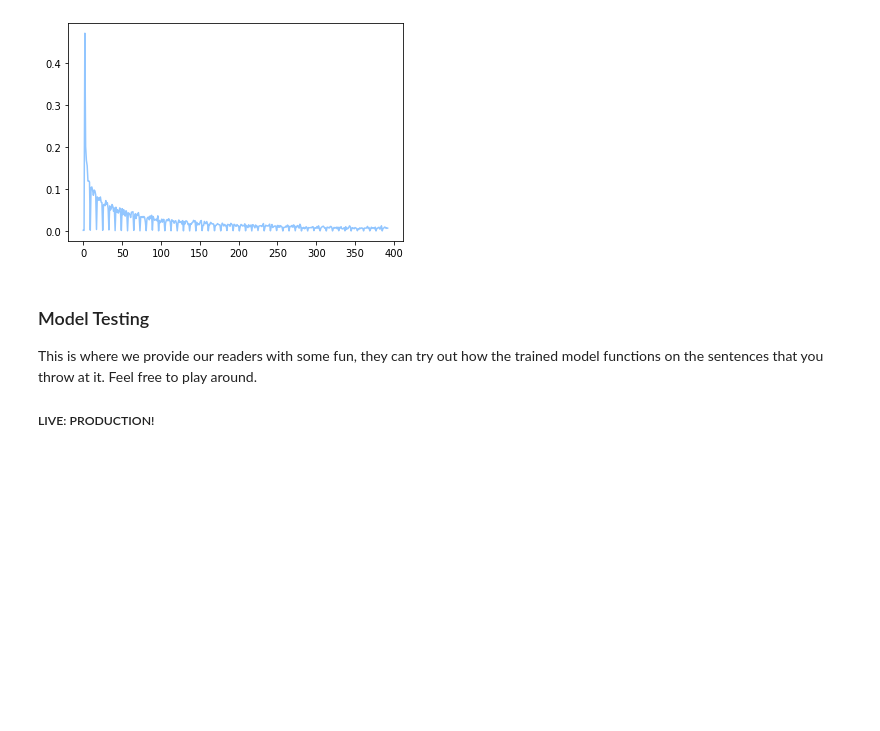
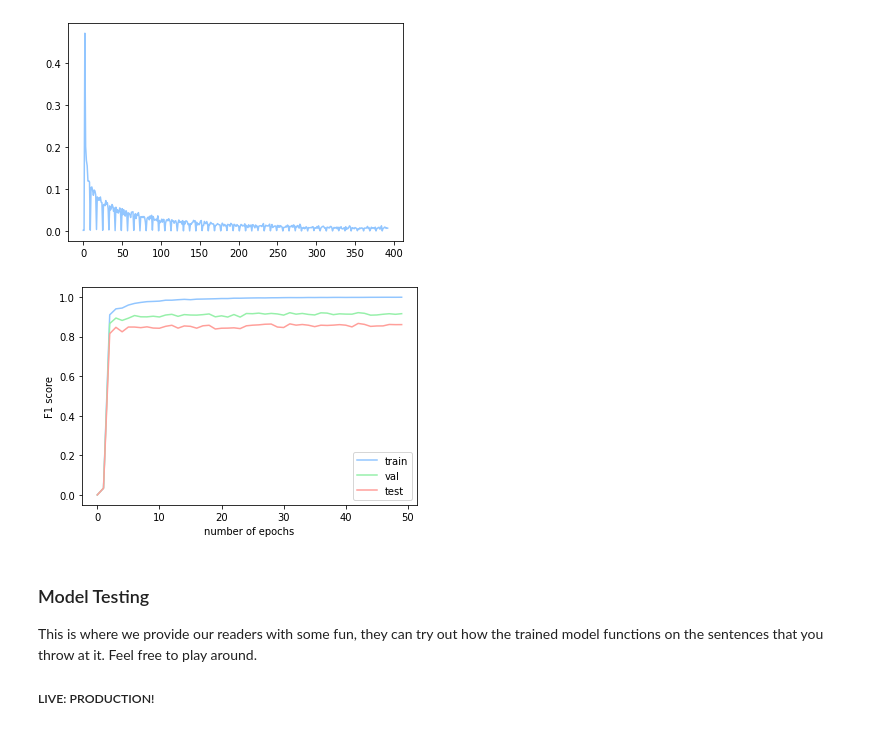
Before and after one commit to jsheng1996/NLPAssignment2, a Jupyter notebook: 2.2 ner/q2_part_1to3.ipynb, the cells around one changed output. Cells and saved outputs as stored; diff of their text form; code cells hidden in the pictures; blank space fills up the shorter version.

Commit message:
plot question 2 F1 scores

```diff
--- a/2.2 ner/q2_part_1to3.ipynb
+++ b/2.2 ner/q2_part_1to3.ipynb
@@ -1468,6 +1468,30 @@ Test: new_F: 0.03396757640434131 best_F: -1.0
 14000 :  0.0065137964439250925
 12209.09756231308
 [figure]
+# %%
+# look at F1 scores
+epochs = list(range(number_of_epochs))
+
+train_F1_scores = []
+val_F1_scores = []
+test_F1_scores = []
+
+for scores in all_F:
+    train_F1_scores.append(scores[0])
+    val_F1_scores.append(scores[1])
+    test_F1_scores.append(scores[2])
+
+plt.plot(epochs, train_F1_scores, label='train')
+plt.plot(epochs, val_F1_scores, label='val')
+plt.plot(epochs, test_F1_scores, label='test')
+
+plt.legend()
+plt.xlabel('number of epochs')
+plt.ylabel('F1 score')
+
+plt.show()
+# %% [output]
+[figure, added]
 # %% [markdown]
 ### Model Testing
 
```
